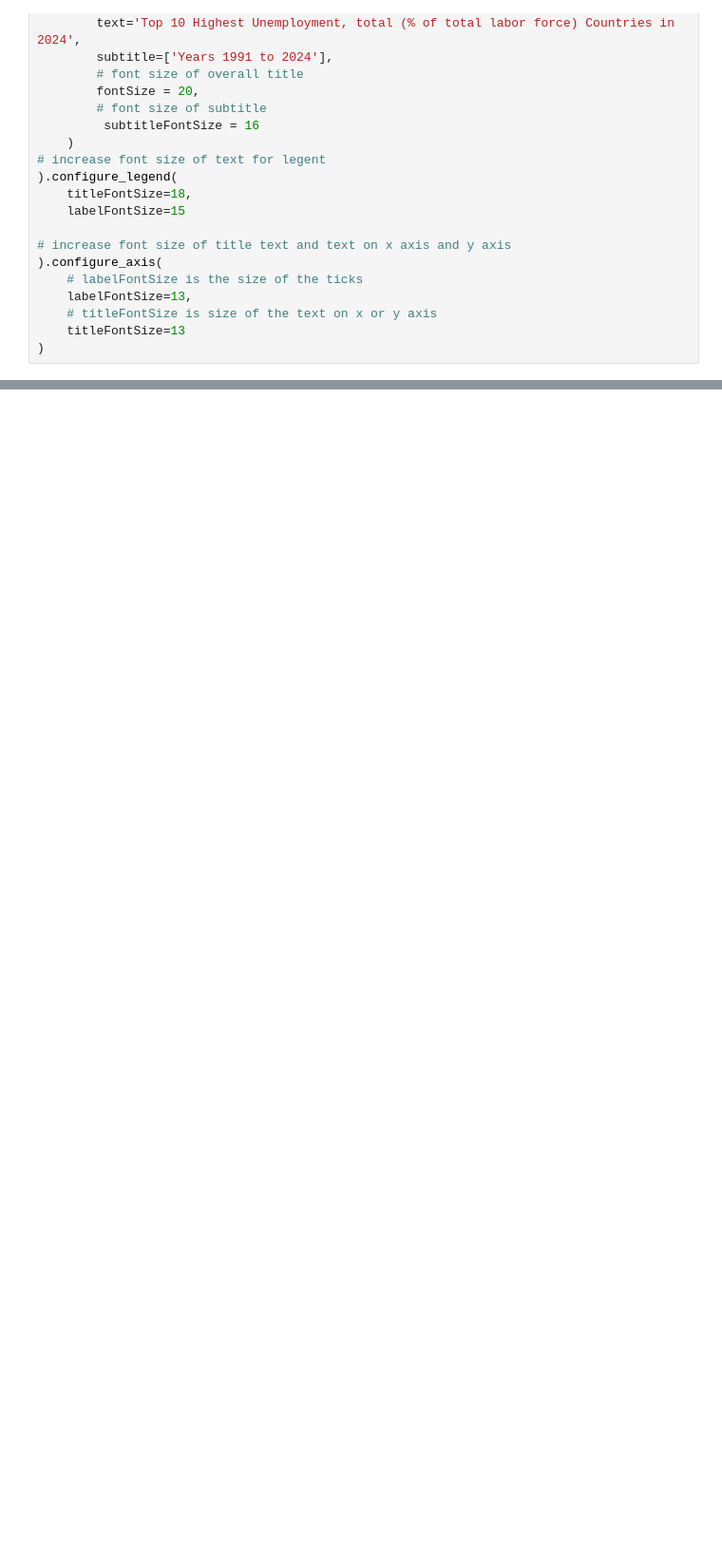
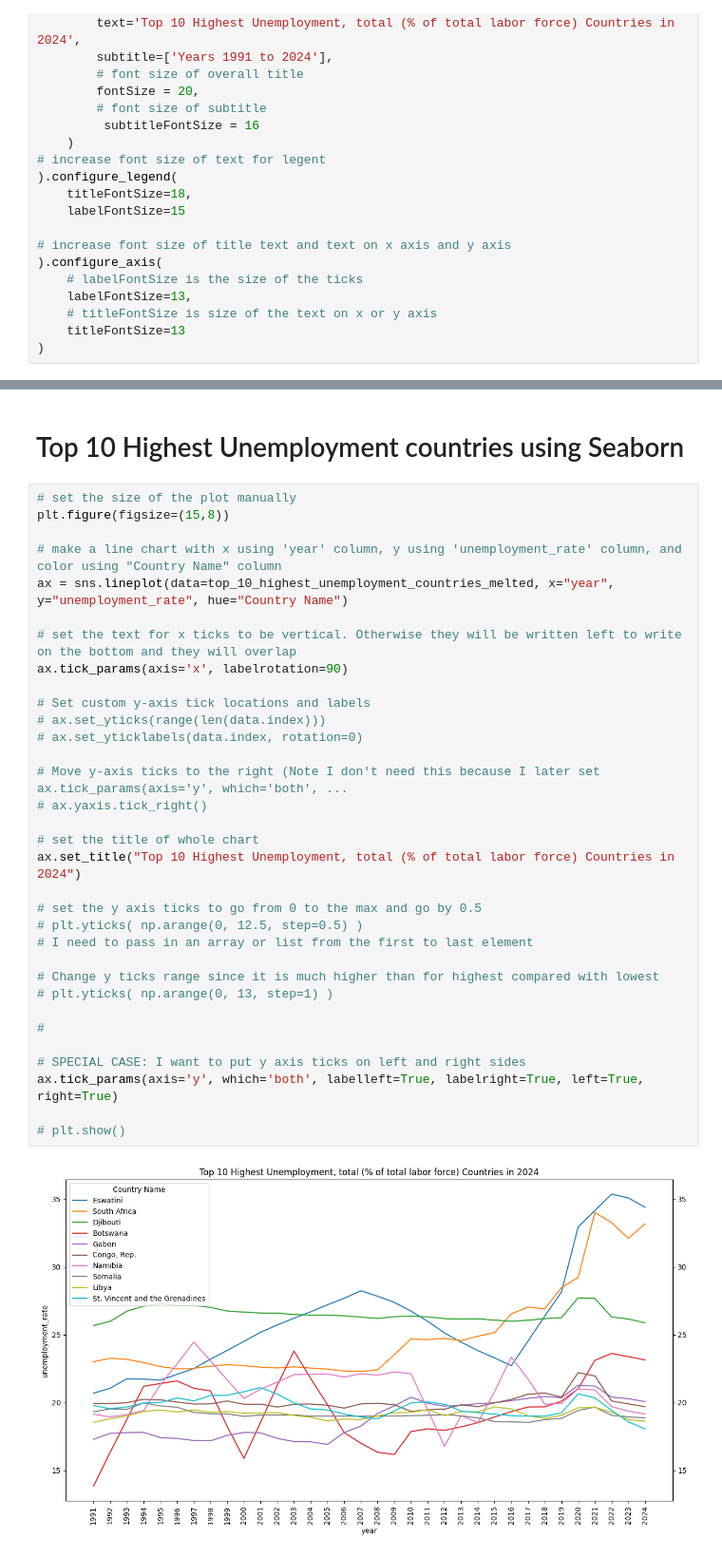
Before and after one commit to sinocelt/useful-pandas-code, a Jupyter notebook: visualization/visualization-03.ipynb, the cells around one changed output, grey strips where cells are left out. Shown at 95% size. Drawn from its saved outputs; the diff is of its cells as text; blank space fills up the shorter version.

```diff
--- a/visualization/visualization-03.ipynb
+++ b/visualization/visualization-03.ipynb
@@ -268,0 +301,37 @@ top_10_highest_unemployment_countries_chart
+# %% [markdown]
+# Top 10 Highest Unemployment countries using Seaborn
+# %%
+# set the size of the plot manually
+plt.figure(figsize=(15,8))
+
+# make a line chart with x using 'year' column, y using 'unemployment_rate' column, and color using "Country Name" column
+ax = sns.lineplot(data=top_10_highest_unemployment_countries_melted, x="year", y="unemployment_rate", hue="Country Name")
+
+# set the text for x ticks to be vertical. Otherwise they will be written left to write on the bottom and they will overlap
+ax.tick_params(axis='x', labelrotation=90)
+
+# Set custom y-axis tick locations and labels
+# ax.set_yticks(range(len(data.index)))
+# ax.set_yticklabels(data.index, rotation=0)
+
+# Move y-axis ticks to the right (Note I don't need this because I later set ax.tick_params(axis='y', which='both', ...
+# ax.yaxis.tick_right()
+
+# set the title of whole chart
+ax.set_title("Top 10 Highest Unemployment, total (% of total labor force) Countries in 2024")
+
+# set the y axis ticks to go from 0 to the max and go by 0.5
+# plt.yticks( np.arange(0, 12.5, step=0.5) )
+# I need to pass in an array or list from the first to last element
+
+# Change y ticks range since it is much higher than for highest compared with lowest
+# plt.yticks( np.arange(0, 13, step=1) )
+
+#
+
+# SPECIAL CASE: I want to put y axis ticks on left and right sides
+ax.tick_params(axis='y', which='both', labelleft=True, labelright=True, left=True, right=True)
+
+# plt.show()
+# %% [output]
+[figure, added]
```
Also changed, not shown: parts of 2 cells of this notebook, 1 other file.
